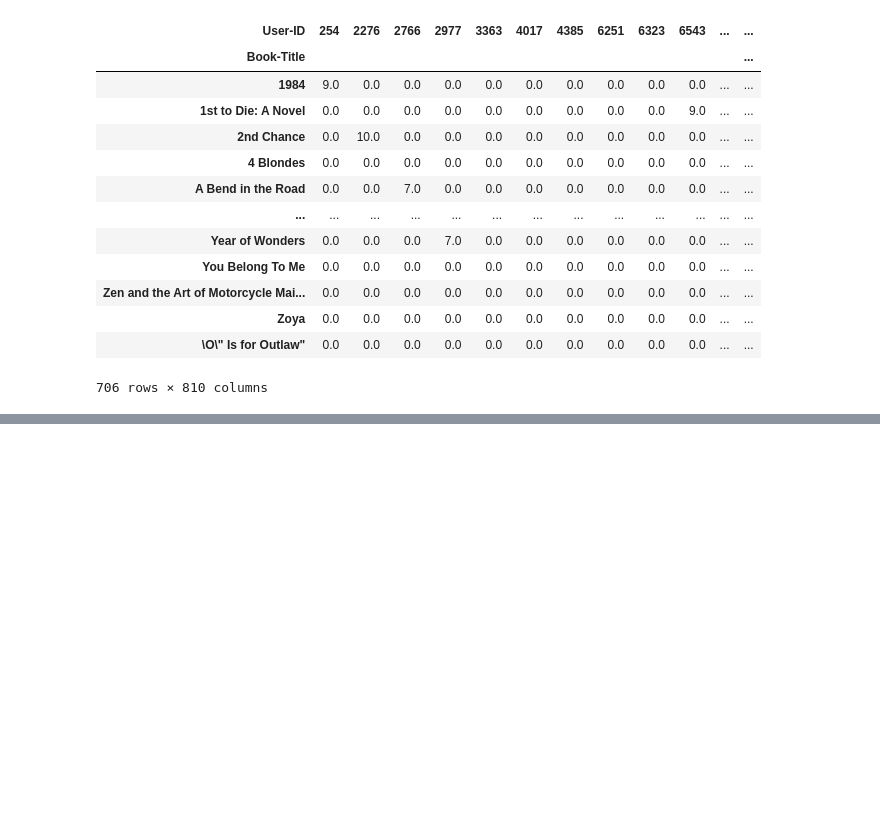
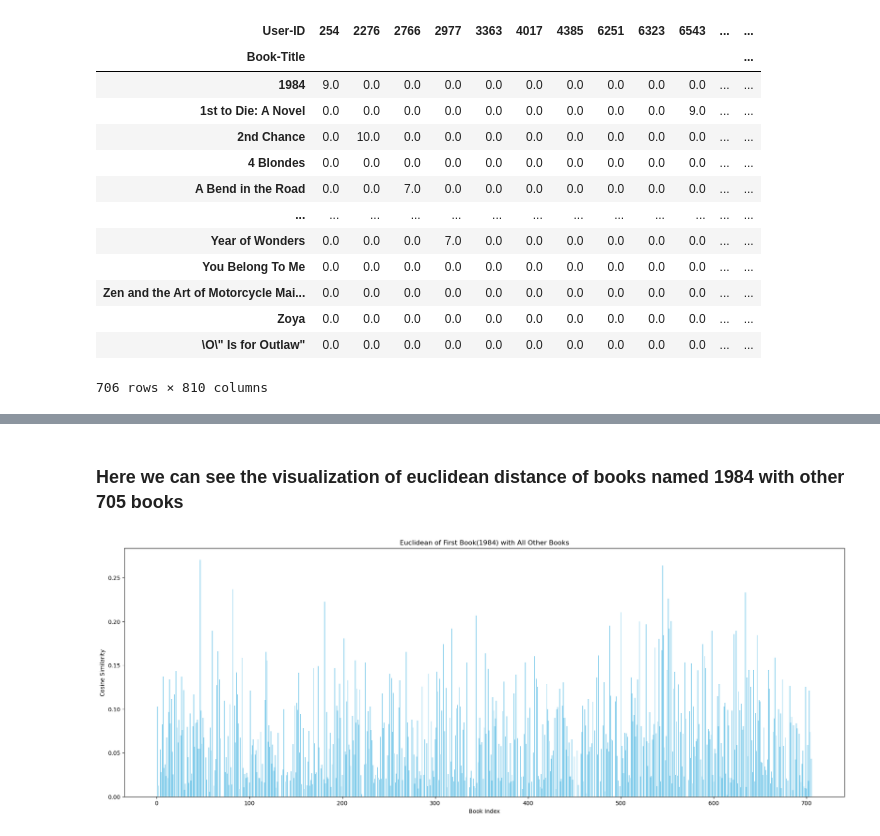
Before and after one commit to karkiayush/SynthBook, a Jupyter notebook: notebooks/collaborative_filtering.ipynb, the cells around one changed output, grey strips where cells are left out. Saved outputs shown, nothing was run; the diff lists cells and outputs as text; code cells hidden in the pictures; blank space fills up the shorter version.

```diff
--- a/notebooks/collaborative_filtering.ipynb
+++ b/notebooks/collaborative_filtering.ipynb
@@ -263,0 +285,2 @@ pt
+# %%
+cosine_sim_result = cosine_similarity(pt)
@@ -263,0 +328,19 @@ pt
+# %% [markdown]
+### Here we can see the visualization of euclidean distance of books named 1984 with other 705 books
+# %%
+# Get the cosine similarity scores for the first book with all other books
+cosine_sim_scores_firstbook = cosine_sim_result[0]
+
+# Create a bar plot
+plt.figure(figsize=(23, 8))
+plt.bar(
+    range(1, len(cosine_sim_scores_firstbook)),
+    cosine_sim_scores_firstbook[1:],
+    color="skyblue",
+)
+plt.xlabel("Book Index")
+plt.ylabel("Cosine Similarity")
+plt.title("Euclidean of First Book(1984) with All Other Books")
+plt.show()
+# %% [output]
+[figure, added]
```
Also changed, not shown: parts of 8 cells of this notebook.
